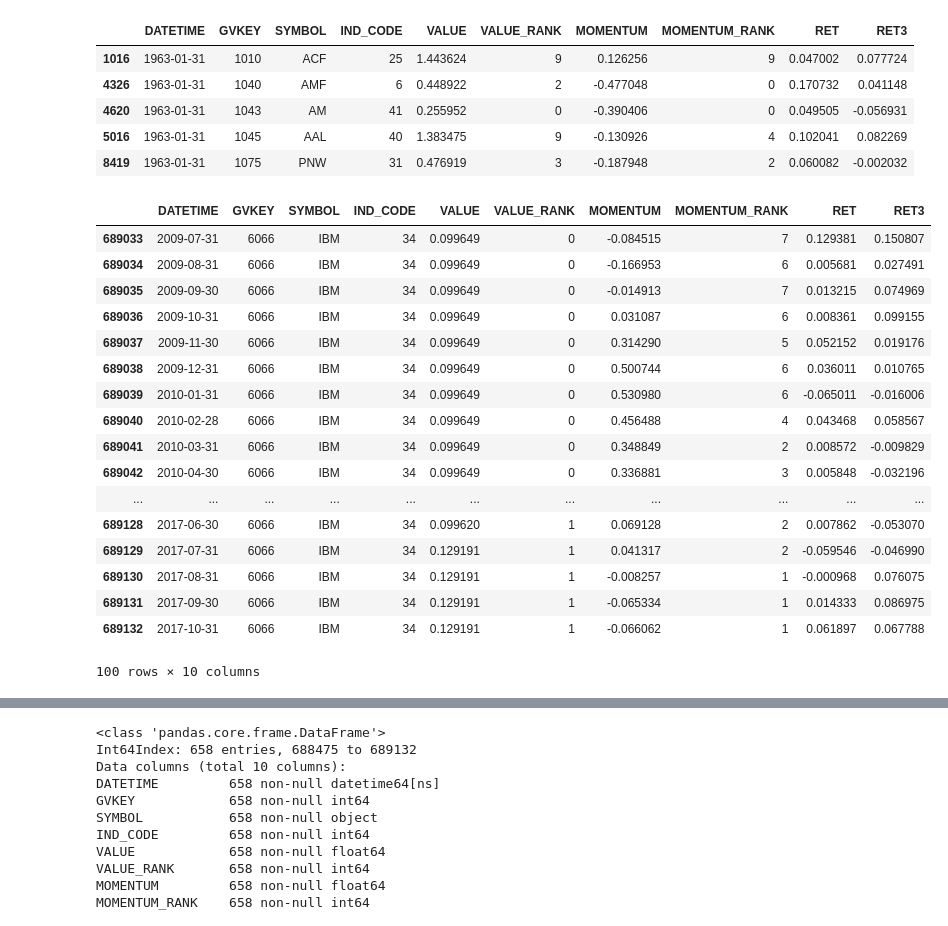
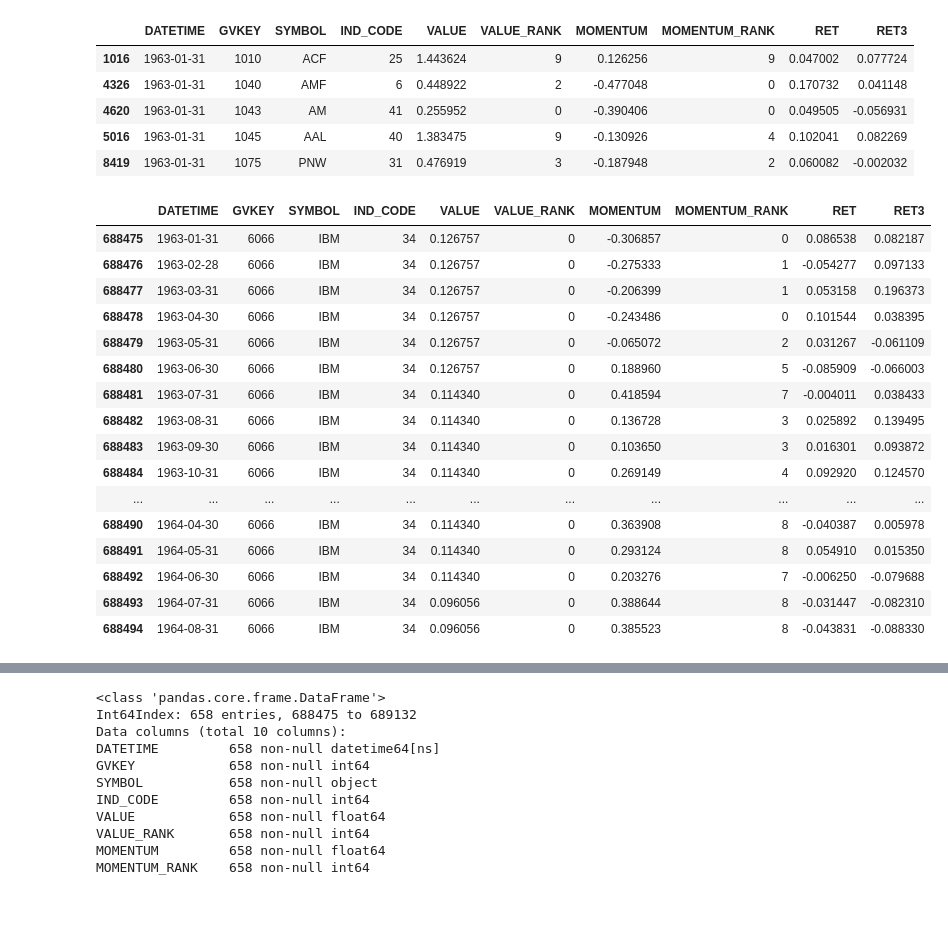
Before and after one commit to druce/ValueMomentum, a Jupyter notebook: 1. Load Stock Data.ipynb, the cells around one changed output, grey strips where cells are left out. Saved outputs shown, nothing was run; the diff lists cells and outputs as text; code cells hidden in the pictures.

```diff
--- a/1. Load Stock Data.ipynb
+++ b/1. Load Stock Data.ipynb
@@ -505,23 +485,22 @@ dfnew.head()
 # %%
 # look up a stock and sanity check it vs. Yahoo
 IBM = dfnew.loc[dfnew['SYMBOL']=='IBM']
-IBM.tail(100)
+IBM.head(20)
 # %% [output]
 |  | DATETIME | GVKEY | SYMBOL | IND_CODE | VALUE | VALUE_RANK | MOMENTUM | MOMENTUM_RANK | RET | RET3 |
-| 689033 | 2009-07-31 | 6066 | IBM | 34 | 0.099649 | 0 | -0.084515 | 7 | 0.129381 | 0.150807 |
-| 689034 | 2009-08-31 | 6066 | IBM | 34 | 0.099649 | 0 | -0.166953 | 6 | 0.005681 | 0.027491 |
-| 689035 | 2009-09-30 | 6066 | IBM | 34 | 0.099649 | 0 | -0.014913 | 7 | 0.013215 | 0.074969 |
-| 689036 | 2009-10-31 | 6066 | IBM | 34 | 0.099649 | 0 | 0.031087 | 6 | 0.008361 | 0.099155 |
-| 689037 | 2009-11-30 | 6066 | IBM | 34 | 0.099649 | 0 | 0.314290 | 5 | 0.052152 | 0.019176 |
-| 689038 | 2009-12-31 | 6066 | IBM | 34 | 0.099649 | 0 | 0.500744 | 6 | 0.036011 | 0.010765 |
-| 689039 | 2010-01-31 | 6066 | IBM | 34 | 0.099649 | 0 | 0.530980 | 6 | -0.065011 | -0.016006 |
-| 689040 | 2010-02-28 | 6066 | IBM | 34 | 0.099649 | 0 | 0.456488 | 4 | 0.043468 | 0.058567 |
-| 689041 | 2010-03-31 | 6066 | IBM | 34 | 0.099649 | 0 | 0.348849 | 2 | 0.008572 | -0.009829 |
-| 689042 | 2010-04-30 | 6066 | IBM | 34 | 0.099649 | 0 | 0.336881 | 3 | 0.005848 | -0.032196 |
+| 688475 | 1963-01-31 | 6066 | IBM | 34 | 0.126757 | 0 | -0.306857 | 0 | 0.086538 | 0.082187 |
+| 688476 | 1963-02-28 | 6066 | IBM | 34 | 0.126757 | 0 | -0.275333 | 1 | -0.054277 | 0.097133 |
+| 688477 | 1963-03-31 | 6066 | IBM | 34 | 0.126757 | 0 | -0.206399 | 1 | 0.053158 | 0.196373 |
+| 688478 | 1963-04-30 | 6066 | IBM | 34 | 0.126757 | 0 | -0.243486 | 0 | 0.101544 | 0.038395 |
+| 688479 | 1963-05-31 | 6066 | IBM | 34 | 0.126757 | 0 | -0.065072 | 2 | 0.031267 | -0.061109 |
+| 688480 | 1963-06-30 | 6066 | IBM | 34 | 0.126757 | 0 | 0.188960 | 5 | -0.085909 | -0.066003 |
+| 688481 | 1963-07-31 | 6066 | IBM | 34 | 0.114340 | 0 | 0.418594 | 7 | -0.004011 | 0.038433 |
+| 688482 | 1963-08-31 | 6066 | IBM | 34 | 0.114340 | 0 | 0.136728 | 3 | 0.025892 | 0.139495 |
+| 688483 | 1963-09-30 | 6066 | IBM | 34 | 0.114340 | 0 | 0.103650 | 3 | 0.016301 | 0.093872 |
+| 688484 | 1963-10-31 | 6066 | IBM | 34 | 0.114340 | 0 | 0.269149 | 4 | 0.092920 | 0.124570 |
 | ... | ... | ... | ... | ... | ... | ... | ... | ... | ... | ... |
-| 689128 | 2017-06-30 | 6066 | IBM | 34 | 0.099620 | 1 | 0.069128 | 2 | 0.007862 | -0.053070 |
-| 689129 | 2017-07-31 | 6066 | IBM | 34 | 0.129191 | 1 | 0.041317 | 2 | -0.059546 | -0.046990 |
-| 689130 | 2017-08-31 | 6066 | IBM | 34 | 0.129191 | 1 | -0.008257 | 1 | -0.000968 | 0.076075 |
-| 689131 | 2017-09-30 | 6066 | IBM | 34 | 0.129191 | 1 | -0.065334 | 1 | 0.014333 | 0.086975 |
-| 689132 | 2017-10-31 | 6066 | IBM | 34 | 0.129191 | 1 | -0.066062 | 1 | 0.061897 | 0.067788 |
+| 688490 | 1964-04-30 | 6066 | IBM | 34 | 0.114340 | 0 | 0.363908 | 8 | -0.040387 | 0.005978 |
+| 688491 | 1964-05-31 | 6066 | IBM | 34 | 0.114340 | 0 | 0.293124 | 8 | 0.054910 | 0.015350 |
+| 688492 | 1964-06-30 | 6066 | IBM | 34 | 0.114340 | 0 | 0.203276 | 7 | -0.006250 | -0.079688 |
+| 688493 | 1964-07-31 | 6066 | IBM | 34 | 0.096056 | 0 | 0.388644 | 8 | -0.031447 | -0.082310 |
+| 688494 | 1964-08-31 | 6066 | IBM | 34 | 0.096056 | 0 | 0.385523 | 8 | -0.043831 | -0.088330 |
-100 rows × 10 columns
```
Also changed, not shown: parts of 6 cells of this notebook.
